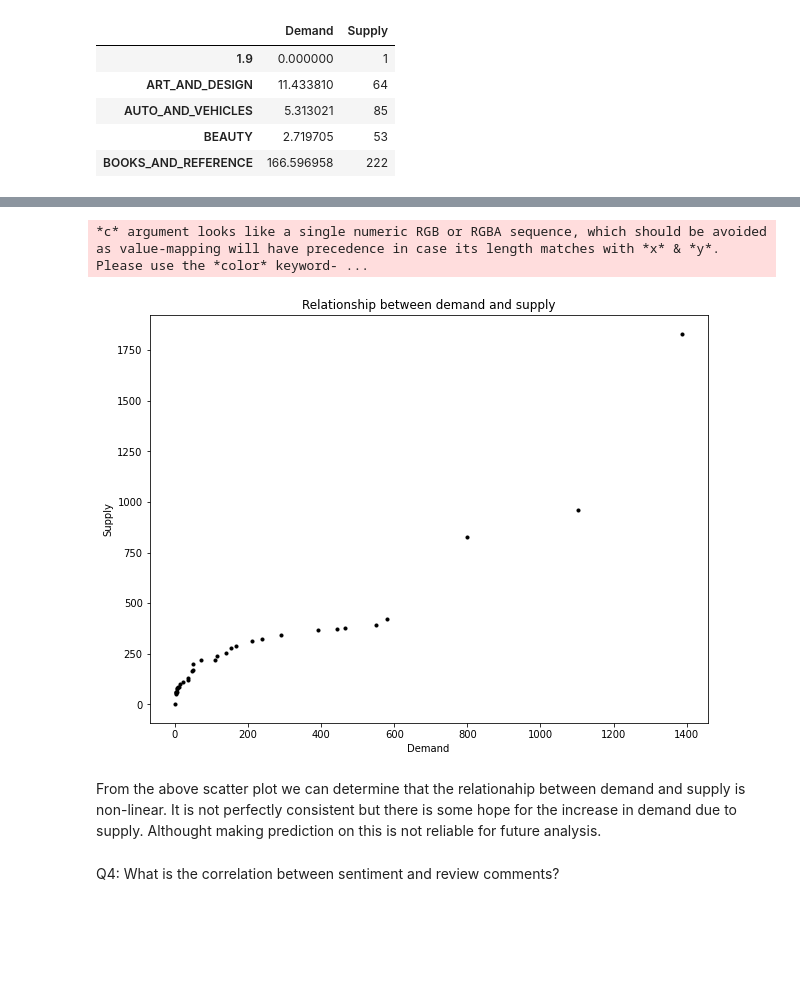
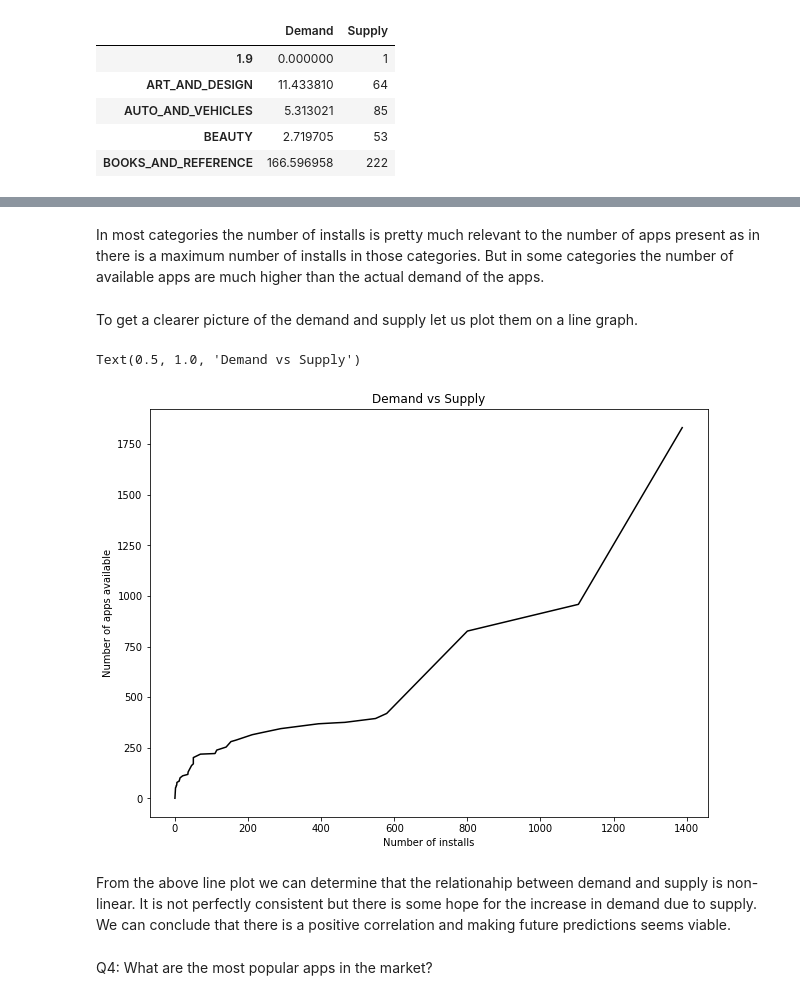
Before and after one commit to sspaulc/EDA--ABTN0105-Play-Store-App-Review-Analysis, a Jupyter notebook: Sanchita_Paul_Play_Store_App_Review_Analysis_[ABTN0105]_Capstone_Project.ipynb, the cells around one changed output, grey strips where cells are left out. Cells and saved outputs as stored; diff of their text form; code cells hidden in the pictures; blank space fills up the shorter version.

Commit message:
Day 3 of Playstore analysis

```diff
--- a/Sanchita_Paul_Play_Store_App_Review_Analysis_[ABTN0105]_Capstone_Project.ipynb
+++ b/Sanchita_Paul_Play_Store_App_Review_Analysis_[ABTN0105]_Capstone_Project.ipynb
@@ -291,15 +270,16 @@ There is no proper relationship between supply and demand across the categories.
-# %%
-area = np.pi*3
-colors=(0,0,0)
-plt.scatter(demand, supply,c= colors,s=area, alpha=1)
-plt.title('Relationship between demand and supply')
-plt.xlabel('Demand')
-plt.ylabel('Supply')
-plt.show()
-# %% [output]
-*c* argument looks like a single numeric RGB or RGBA sequence, which should be avoided as value-mapping will have precedence in case its length matches with *x* & *y*.  Please use the *color* keyword- ...
-[figure, removed]
+# %% [markdown]
+In most categories the number of installs is pretty much relevant to the number of apps present as in there is a maximum number of installs in those categories. But in some categories the number of available apps are much higher than the actual demand of the apps.
+# %% [markdown]
+To get a clearer picture of the demand and supply let us plot them on a line graph.
+# %%
+plt.plot(demand,supply,color='black')
+plt.xlabel('Number of installs')
+plt.ylabel('Number of apps available')
+plt.title('Demand vs Supply')
+# %% [output]
+Text(0.5, 1.0, 'Demand vs Supply')
+[figure, added]
 # %% [markdown]
-From the above scatter plot we can determine that the relationahip between demand and supply is non-linear. It is not perfectly consistent but there is some hope for the increase in demand due to supply. Althought making prediction on this is not reliable for future analysis.
+From the above line plot we can determine that the relationahip between demand and supply is non-linear. It is not perfectly consistent but there is some hope for the increase in demand due to supply. We can conclude that there is a positive correlation and making future predictions seems viable.
-# %% [markdown]
-Q4: What is the correlation between sentiment and review comments?
+# %% [markdown]
+Q4: What are the most popular apps in the market?
```
Also changed, not shown: parts of 40 cells of this notebook.
